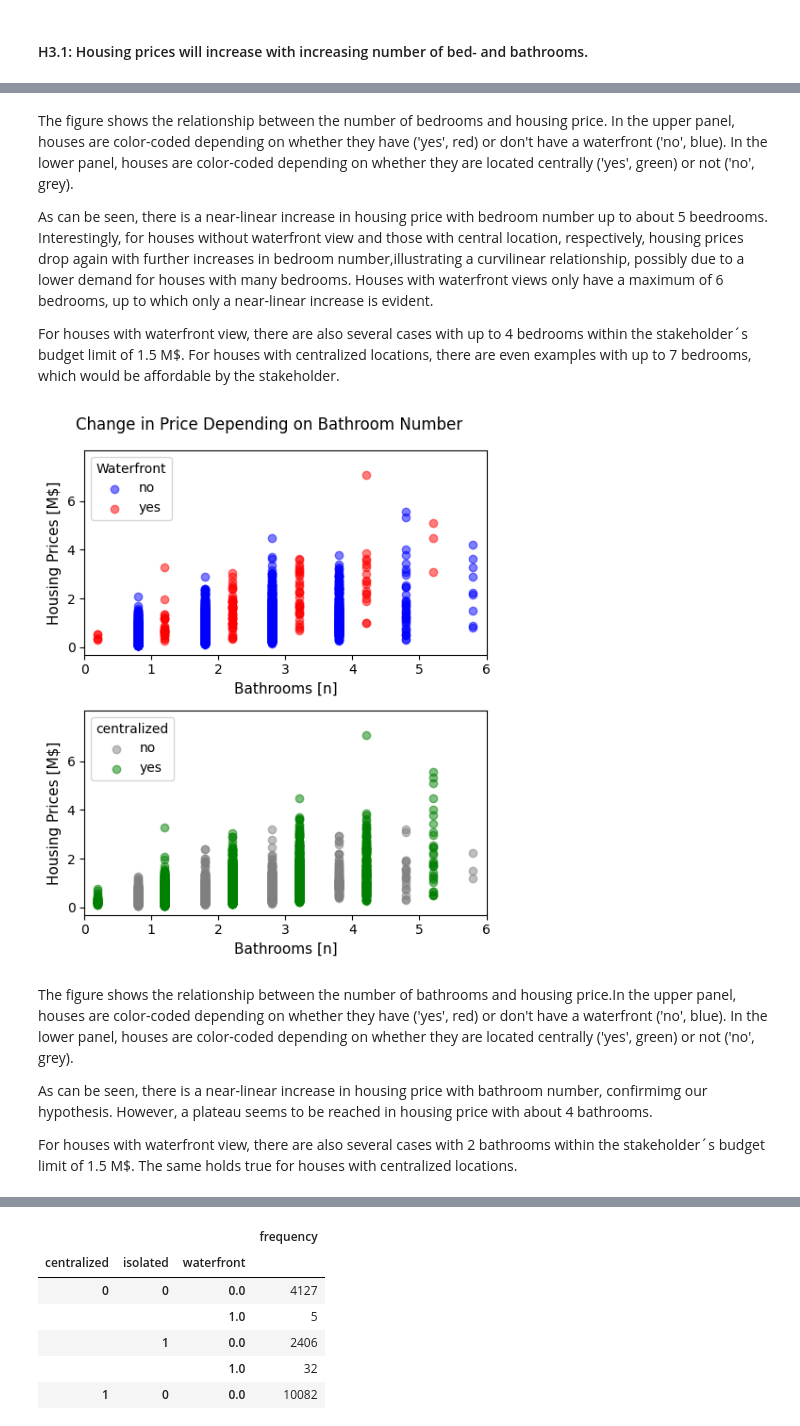
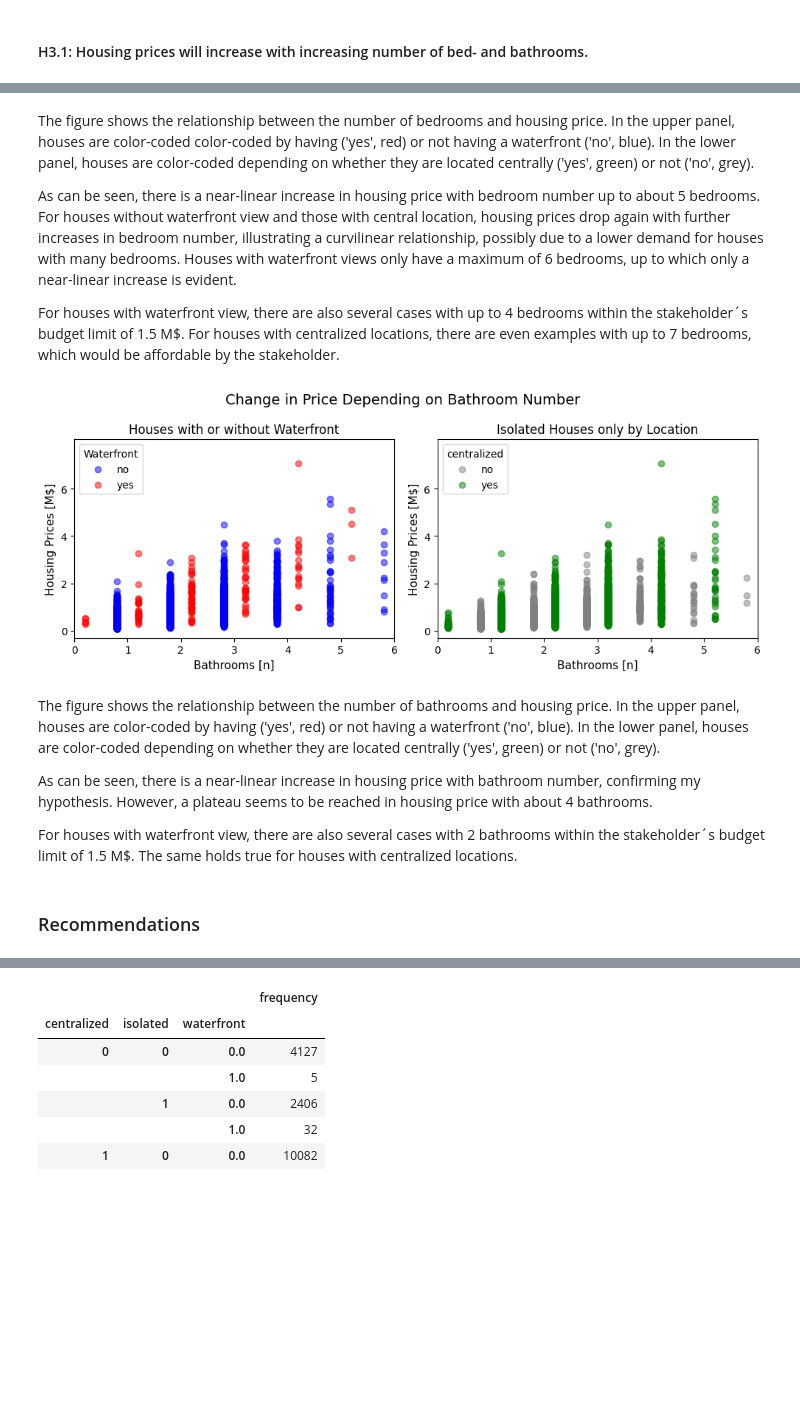
Before and after one commit to KAEngelhardt/EDA_project_220914, a Jupyter notebook: Larry_Sanders_EDA.ipynb, the cells around one changed output, grey strips where cells are left out. Saved outputs shown, nothing was run; the diff lists cells and outputs as text; code cells hidden in the pictures; blank space fills up the shorter version.

```diff
--- a/Larry_Sanders_EDA.ipynb
+++ b/Larry_Sanders_EDA.ipynb
@@ -487,43 +524,47 @@ plt.show()
 # %% [markdown]
-The figure shows the relationship between the number of bedrooms and housing price. In the upper panel, houses are color-coded depending on whether they have ('yes', red) or don't have a waterfront ('no', blue). In the lower panel, houses are color-coded depending on whether they are located centrally ('yes', green) or not ('no', grey).
+The figure shows the relationship between the number of bedrooms and housing price. In the upper panel, houses are color-coded color-coded by having ('yes', red) or not having a waterfront ('no', blue). In the lower panel, houses are color-coded depending on whether they are located centrally ('yes', green) or not ('no', grey).
 
-As can be seen, there is a near-linear increase in housing price with bedroom number up to about 5 beedrooms. Interestingly, for houses without waterfront view and those with central location, respectively, housing prices drop again with further increases in bedroom number,illustrating a curvilinear relationship, possibly due to a lower demand for houses with many bedrooms. Houses with waterfront views only have a maximum of 6 bedrooms, up to which only a near-linear increase is evident.
+As can be seen, there is a near-linear increase in housing price with bedroom number up to about 5 bedrooms. For houses without waterfront view and those with central location, housing prices drop again with further increases in bedroom number, illustrating a curvilinear relationship, possibly due to a lower demand for houses with many bedrooms. Houses with waterfront views only have a maximum of 6 bedrooms, up to which only a near-linear increase is evident.
 
 For houses with waterfront view, there are also several cases with up to 4 bedrooms within the stakeholder´s budget limit of 1.5 M$. For houses with centralized locations, there are even examples with up to 7 bedrooms, which would be affordable by the stakeholder.
 # %%
-fig, (ax1, ax2) = plt.subplots(2, 1, figsize=(5, 6))
-plt.suptitle('Change in Price Depending on Bathroom Number')
+fig, (ax1, ax2) = plt.subplots(1, 2, figsize=(10, 4))
+plt.suptitle('Change in Price Depending on Bathroom Number', fontsize=14)
 
 ax1.scatter(x=df[df.waterfront==0].bathrooms-0.2, y=df[df.waterfront==0].price, alpha=0.5,
             color='blue', label='no')
 ax1.scatter(x=df[df.waterfront==1].bathrooms+0.2, y=df[df.waterfront==1].price, alpha=0.5,
             color='red', label='yes')
 ax1.set_ylabel('Housing Prices [M$]', fontsize=11)
 ax1.set_yticks(ticks=np.arange(0, 8000000, 2000000), labels=np.arange(0, 8, 2))
 ax1.set_xlabel('Bathrooms [n]', fontsize=11)
 ax1.set_xticks(ticks=np.arange(0, 7, 1))
 ax1.set_xlim(0, 6)
 ax1.legend(title='Waterfront', loc='upper left')
+ax1.set_title('Houses with or without Waterfront', fontsize=12)
 
 ax2.scatter(x=df[df.centralized==0].bathrooms-0.2, y=df[df.centralized==0].price, alpha=0.5,
             color='grey', label='no')
 ax2.scatter(x=df[df.centralized==1].bathrooms+0.2, y=df[df.centralized==1].price, alpha=0.5,
             color='green', label='yes')
 ax2.set_ylabel('Housing Prices [M$]', fontsize=11)
 ax2.set_yticks(ticks=np.arange(0, 8000000, 2000000), labels=np.arange(0, 8, 2))
 ax2.set_xlabel('Bathrooms [n]', fontsize=11)
 ax2.set_xticks(ticks=np.arange(0, 7, 1))
 ax2.set_xlim(0, 6)
 ax2.legend(title='centralized', loc='upper left')
+ax2.set_title('Isolated Houses only by Location', fontsize=12)
 
 plt.tight_layout()
 plt.show()
 # %% [output]
-[figure, old version]
+[figure, new version]
 # %% [markdown]
-The figure shows the relationship between the number of bathrooms and housing price.In the upper panel, houses are color-coded depending on whether they have ('yes', red) or don't have a waterfront ('no', blue). In the lower panel, houses are color-coded depending on whether they are located centrally ('yes', green) or not ('no', grey).
+The figure shows the relationship between the number of bathrooms and housing price. In the upper panel, houses are color-coded by having ('yes', red) or not having a waterfront ('no', blue). In the lower panel, houses are color-coded depending on whether they are located centrally ('yes', green) or not ('no', grey).
 
-As can be seen, there is a near-linear increase in housing price with bathroom number, confirmimg our hypothesis. However, a plateau seems to be reached in housing price with about 4 bathrooms.
+As can be seen, there is a near-linear increase in housing price with bathroom number, confirming my hypothesis. However, a plateau seems to be reached in housing price with about 4 bathrooms.
 
 For houses with waterfront view, there are also several cases with 2 bathrooms within the stakeholder´s budget limit of 1.5 M$. The same holds true for houses with centralized locations.
+# %% [markdown]
+### Recommendations
 # %% [markdown]
```
Also changed, not shown: parts of 40 cells of this notebook, 4 other files.
